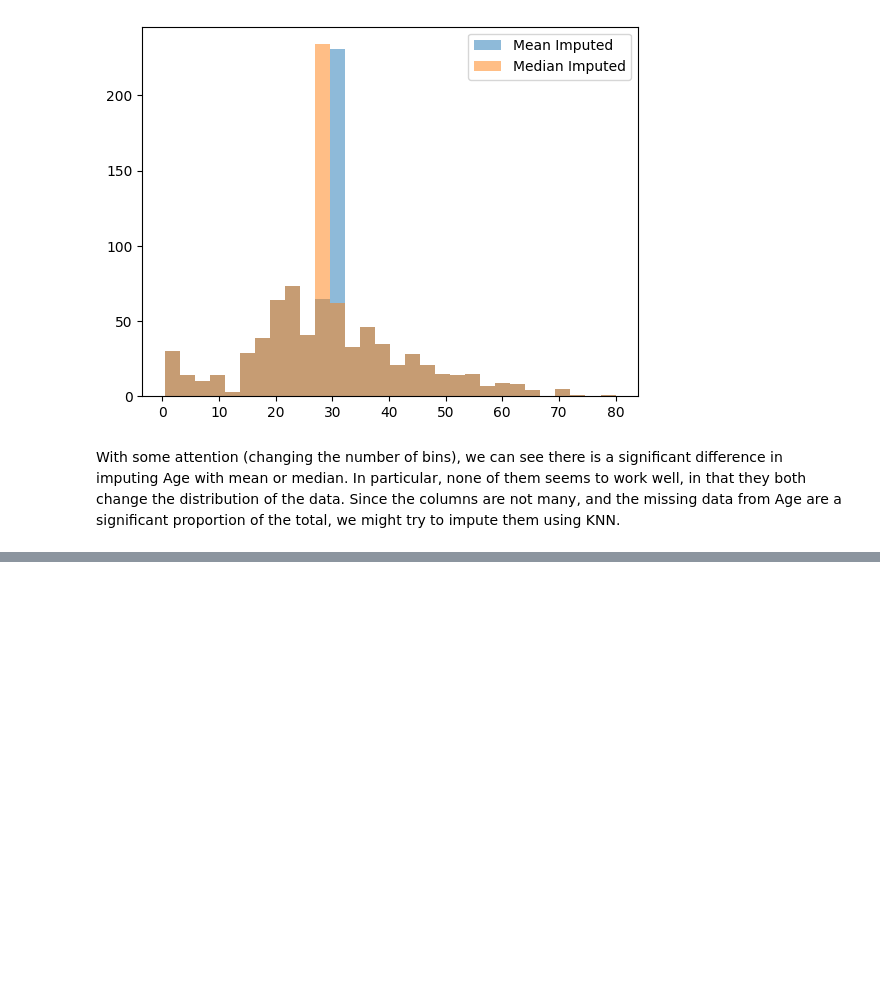
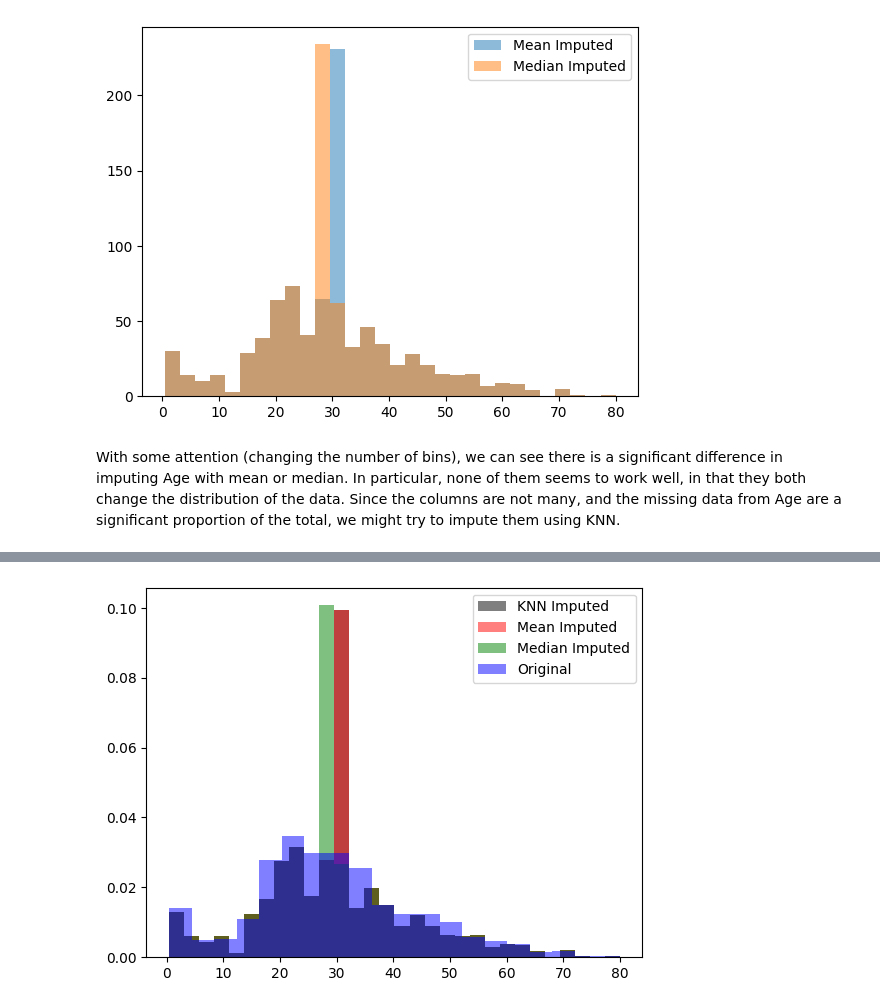
Before and after one commit to espoma/titanic-app, a Jupyter notebook: notebooks/eda.ipynb, the cells around one changed output, grey strips where cells are left out. Drawn from its saved outputs; the diff is of its cells as text; code cells hidden in the pictures; blank space fills up the shorter version.

```diff
--- a/notebooks/eda.ipynb
+++ b/notebooks/eda.ipynb
@@ -409,0 +429,12 @@ With some attention (changing the number of bins), we can see there is a signifi
+# %%
+knn_imputer = KNNImputer(n_neighbors=5)
+age_imputed_knn = knn_imputer.fit_transform(df_cleaned_fare[['Age']])
+# %%
+plt.hist(age_imputed_knn, alpha=0.5, label='KNN Imputed', bins='auto', color='black', density=True)
+plt.hist(age_imputed_mean, alpha=0.5, label='Mean Imputed', bins='auto', color='red', density=True)
+plt.hist(age_imputed_median, alpha=0.5, label='Median Imputed', bins='auto', color='green', density=True)
+plt.hist(df_cleaned_fare['Age'].dropna(), alpha=0.5, label='Original', bins='auto', color='blue', density=True)
+plt.legend(loc='upper right')
+plt.show()
+# %% [output]
+[figure, added]
```
Also changed, not shown: parts of 2 cells of this notebook, 1 other file.
